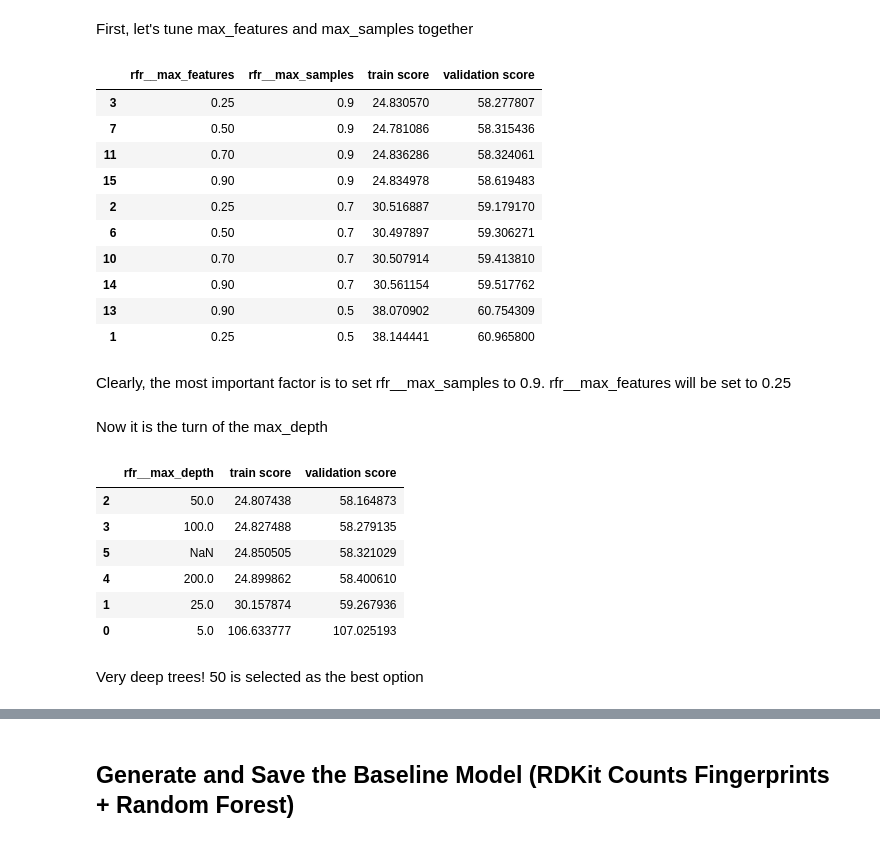
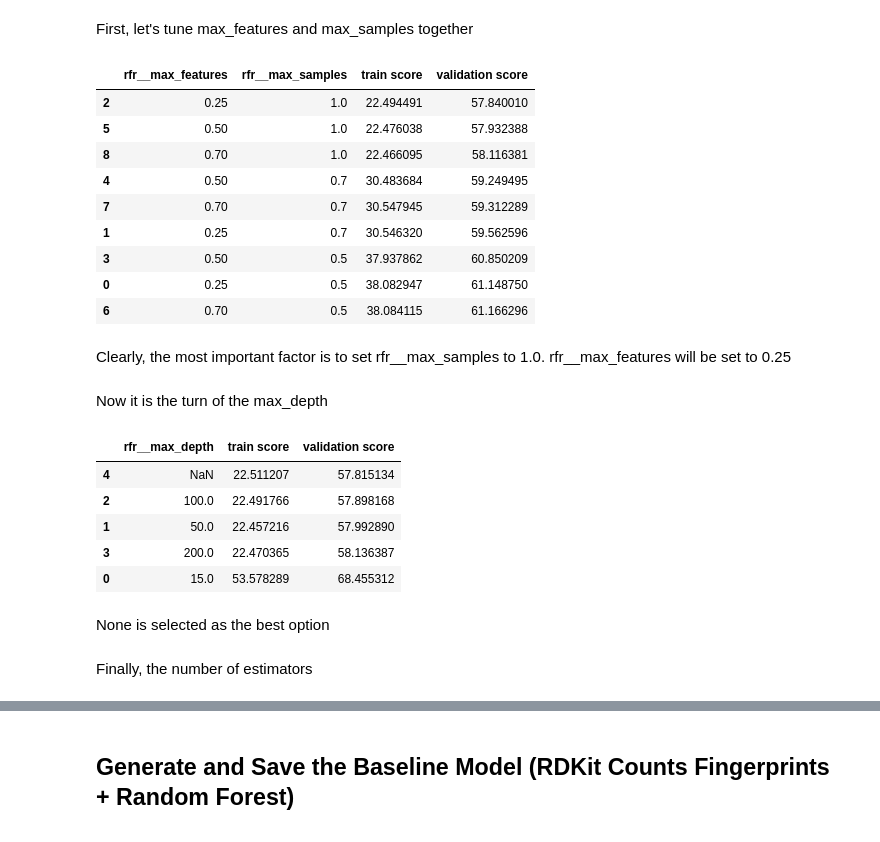
Before and after one commit to brosilato/HPLC_RT_PRED, a Jupyter notebook: notebooks/NB003_Train_Baseline_Model_FP.ipynb, the cells around one changed output, grey strips where cells are left out. Saved outputs shown, nothing was run; the diff lists cells and outputs as text; code cells hidden in the pictures.

```diff
--- a/notebooks/NB003_Train_Baseline_Model_FP.ipynb
+++ b/notebooks/NB003_Train_Baseline_Model_FP.ipynb
@@ -396,9 +449,8 @@ Let's prepare a new pipeline including the model
 rfr_rdkit_pipeline = Pipeline([
     ("mol_converter", STM()),
     ("fp_transformer", MTFP(fp_type="rdkit", radius=5, fp_size=1024, dense=True, counts=True)),
-    ("standard_scaler", StandardScaler(with_mean=False)),
     ("variance_thres", VarianceThreshold(threshold=0.0)),# Remove constant all-zero features
-    ("rfr", RFR(n_jobs=6))
+    ("rfr", RFR(n_estimators=100, max_depth=None, max_features=0.5, max_samples=0.7, n_jobs=6))
     ])
 # %% [markdown]
 Let's do a first search with 0.70 of the data
@@ -408,7 +460,7 @@ x_temp_1, x_temp_2, y_temp_1, y_temp_2 = train_test_split(x_train_ret, y_train_r
 First, let's tune the fp radius
 # %%
 rfr_param_grid = {
-    'fp_transformer__radius': [1,3,5,7,9],
+    'fp_transformer__radius': [1,3,5,7],
 }
 rfr_hyperparam_tuning = OPV(model=rfr_rdkit_pipeline, param_grid=rfr_param_grid, scoring=mean_absolute_error, keep_highest=False, keep_lowest=False).fit(x_temp_1, y_temp_1, x_val_ret, y_val_ret)
 results = rfr_hyperparam_tuning.get_results()
@@ -426,32 +477,31 @@ Three seems to be the sweet spot
 First, let's tune max_features and max_samples together
 # %%
 rfr_param_grid = {
-    'rfr__max_features': [0.25, 0.5, 0.7, 0.9],
-    'rfr__max_samples': [0.25, 0.5, 0.7, 0.9],
+    'rfr__max_features': [0.25, 0.5, 0.7],
+    'rfr__max_samples': [0.5, 0.7, 1.0],
 }
 rfr_rdkit_pipeline.set_params(**rfr_hyperparam_tuning.lowest_params_)
 rfr_hyperparam_tuning = OPV(model=rfr_rdkit_pipeline, param_grid=rfr_param_grid, scoring=mean_absolute_error, keep_highest=False, keep_lowest=False).fit(x_temp_1, y_temp_1, x_val_ret, y_val_ret)
 results = rfr_hyperparam_tuning.get_results()
 results.sort_values(by = "validation score").head(10)
 # %% [output]
 |  | rfr__max_features | rfr__max_samples | train score | validation score |
-| 3 | 0.25 | 0.9 | 24.830570 | 58.277807 |
-| 7 | 0.50 | 0.9 | 24.781086 | 58.315436 |
-| 11 | 0.70 | 0.9 | 24.836286 | 58.324061 |
-| 15 | 0.90 | 0.9 | 24.834978 | 58.619483 |
-| 2 | 0.25 | 0.7 | 30.516887 | 59.179170 |
-| 6 | 0.50 | 0.7 | 30.497897 | 59.306271 |
-| 10 | 0.70 | 0.7 | 30.507914 | 59.413810 |
-| 14 | 0.90 | 0.7 | 30.561154 | 59.517762 |
-| 13 | 0.90 | 0.5 | 38.070902 | 60.754309 |
-| 1 | 0.25 | 0.5 | 38.144441 | 60.965800 |
+| 2 | 0.25 | 1.0 | 22.494491 | 57.840010 |
+| 5 | 0.50 | 1.0 | 22.476038 | 57.932388 |
+| 8 | 0.70 | 1.0 | 22.466095 | 58.116381 |
+| 4 | 0.50 | 0.7 | 30.483684 | 59.249495 |
+| 7 | 0.70 | 0.7 | 30.547945 | 59.312289 |
+| 1 | 0.25 | 0.7 | 30.546320 | 59.562596 |
+| 3 | 0.50 | 0.5 | 37.937862 | 60.850209 |
+| 0 | 0.25 | 0.5 | 38.082947 | 61.148750 |
+| 6 | 0.70 | 0.5 | 38.084115 | 61.166296 |
 # %% [markdown]
-Clearly, the most important factor is to set rfr__max_samples to 0.9. rfr__max_features will be set to 0.25
+Clearly, the most important factor is to set rfr__max_samples to 1.0. rfr__max_features will be set to 0.25
 # %% [markdown]
 Now it is the turn of the max_depth
 # %%
 rfr_param_grid = {
-    'rfr__max_depth': [5, 25, 50, 100, 200, None],
+    'rfr__max_depth': [15, 50, 100, 200, None],
 }
 rfr_rdkit_pipeline.set_params(**rfr_hyperparam_tuning.lowest_params_)
 rfr_hyperparam_tuning = OPV(model=rfr_rdkit_pipeline, param_grid=rfr_param_grid, scoring=mean_absolute_error, keep_highest=False, keep_lowest=False).fit(x_temp_1, y_temp_1, x_val_ret, y_val_ret)
@@ -459,11 +509,12 @@ results = rfr_hyperparam_tuning.get_results()
 results.sort_values(by = "validation score").head(10)
 # %% [output]
 |  | rfr__max_depth | train score | validation score |
-| 2 | 50.0 | 24.807438 | 58.164873 |
-| 3 | 100.0 | 24.827488 | 58.279135 |
-| 5 | NaN | 24.850505 | 58.321029 |
-| 4 | 200.0 | 24.899862 | 58.400610 |
-| 1 | 25.0 | 30.157874 | 59.267936 |
-| 0 | 5.0 | 106.633777 | 107.025193 |
+| 4 | NaN | 22.511207 | 57.815134 |
+| 2 | 100.0 | 22.491766 | 57.898168 |
+| 1 | 50.0 | 22.457216 | 57.992890 |
+| 3 | 200.0 | 22.470365 | 58.136387 |
+| 0 | 15.0 | 53.578289 | 68.455312 |
 # %% [markdown]
-Very deep trees! 50 is selected as the best option
+None is selected as the best option
+# %% [markdown]
+Finally, the number of estimators
```
Also changed, not shown: parts of 52 cells of this notebook, 3 other files.
